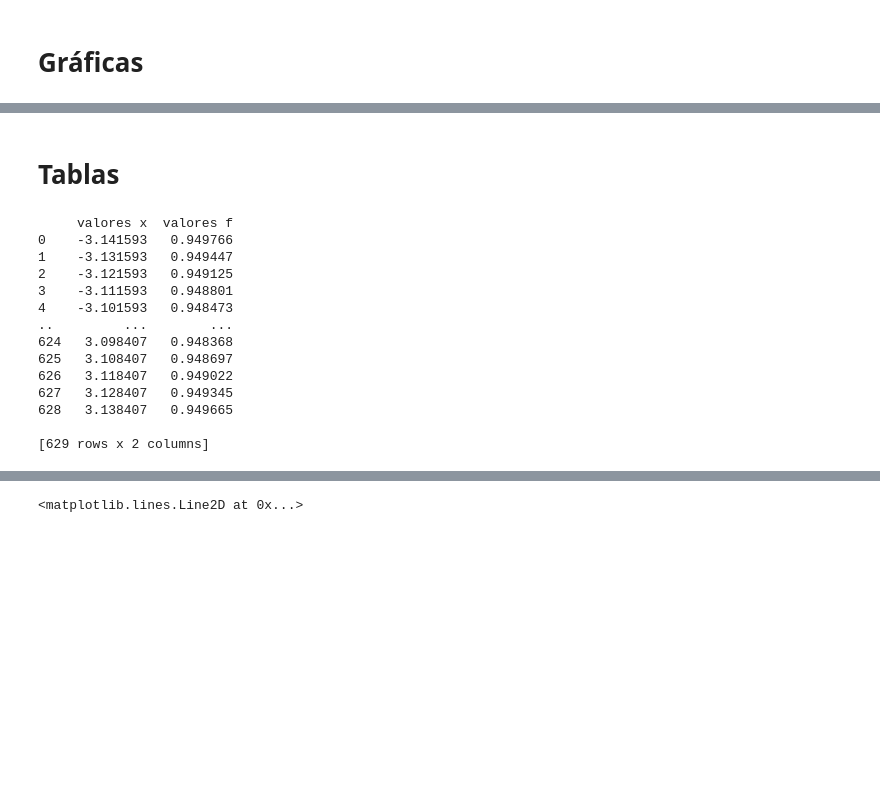
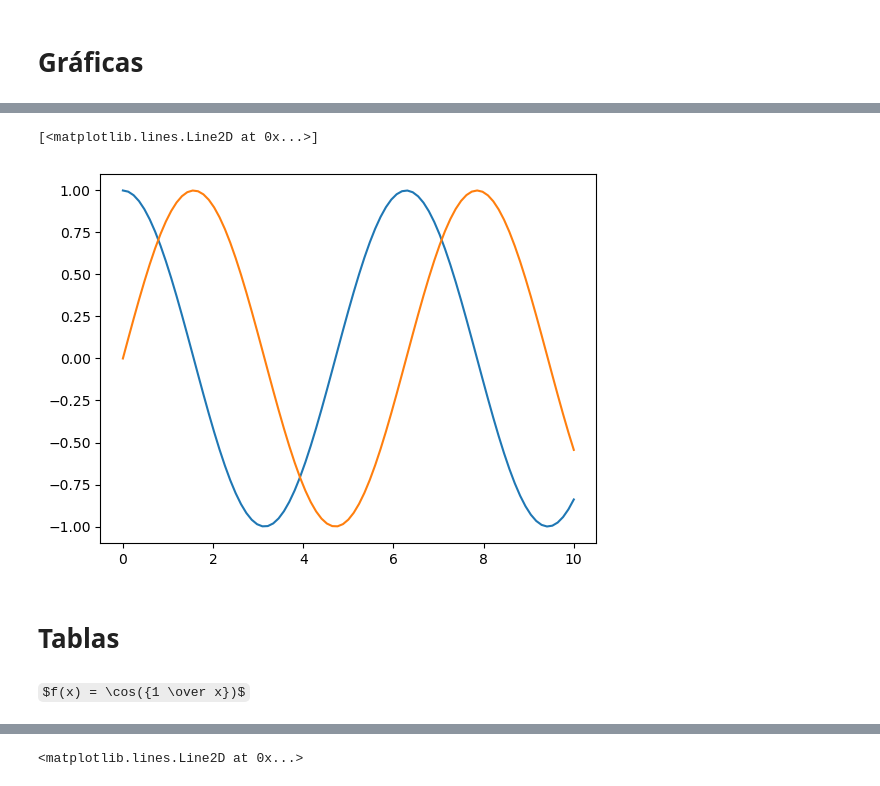
Before and after one commit to ENES-Merida/taller-de-investigacion-en-ciencias-ambientales-I, a Jupyter notebook: material_del_curso/elementos_de_programacion.ipynb, the cells around one changed output, grey strips where cells are left out. Saved outputs shown, nothing was run; the diff lists cells and outputs as text; code cells hidden in the pictures; some formulas as TeX source; blank space fills up the shorter version.

```diff
--- a/material_del_curso/elementos_de_programacion.ipynb
+++ b/material_del_curso/elementos_de_programacion.ipynb
@@ -1854,31 +1912,21 @@ plt.axvline(0, color='green',linewidth=1)
+# %%
+x = np.linspace(0,10,85)
+y1 = np.cos(x)
+y2 = np.sin(x)
+# %%
+plt.plot(x,y1)
+# plt.figure()
+plt.plot(x,y2)
+# %% [output]
+[<matplotlib.lines.Line2D at 0x...>]
+[figure, added]
 # %% [markdown]
 # Tablas
 # %%
 fun3 = lambda x: np.cos(1/x)
 PI = np.pi
+# %% [markdown]
+$f(x) = \cos({1 \over x})$
 # %%
 domF3 = np.arange(-PI, PI, 0.01)
 imgF3 = fun3(domF3)
-
-datos = {
-    "valores x": domF3,
-    "valores f": imgF3
-}
-
-tabla = pd.DataFrame(datos)
-print(tabla)
-# %% [output]
-     valores x  valores f
-0    -3.141593   0.949766
-1    -3.131593   0.949447
-2    -3.121593   0.949125
-3    -3.111593   0.948801
-4    -3.101593   0.948473
-..         ...        ...
-624   3.098407   0.948368
-625   3.108407   0.948697
-626   3.118407   0.949022
-627   3.128407   0.949345
-628   3.138407   0.949665
-
-[629 rows x 2 columns]
```
Also changed, not shown: parts of 29 cells of this notebook, 5 other files.
